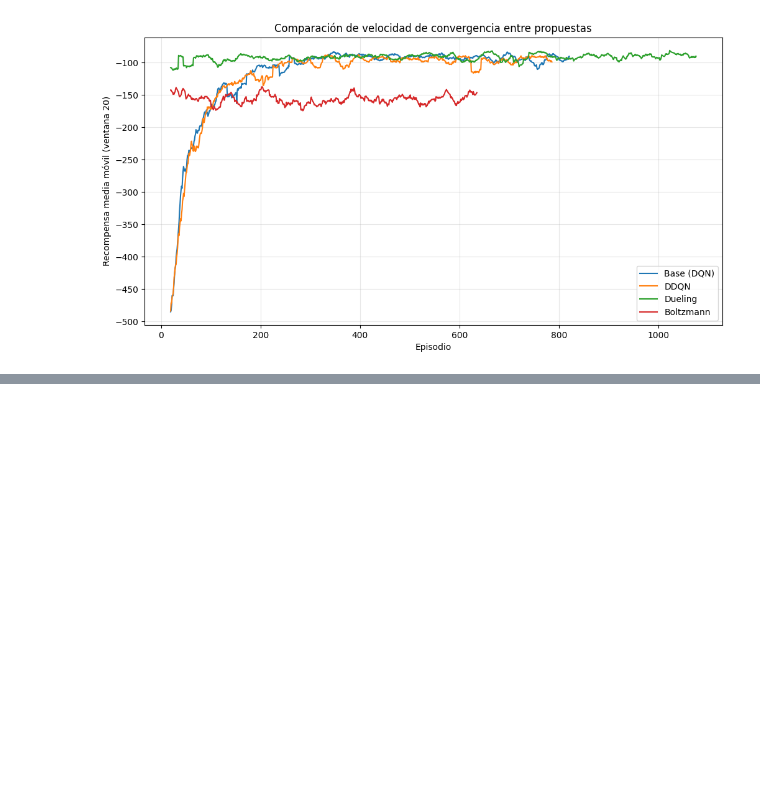
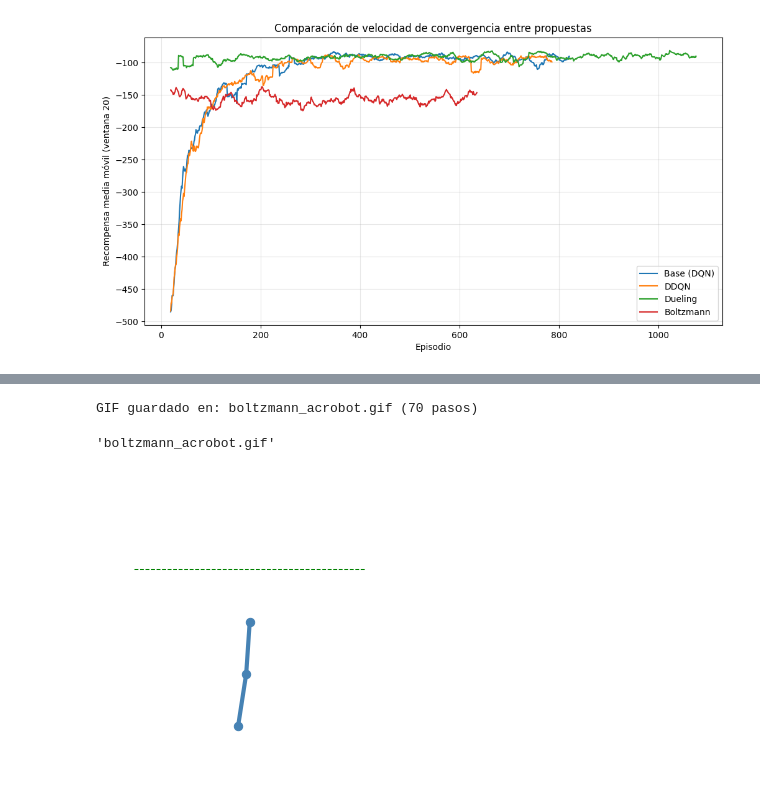
Before and after one commit to kevinsoto772/08MIAR-Proyecto-RL, a Jupyter notebook: Proyecto_práctico DG.ipynb, the cells around one changed output, grey strips where cells are left out. Drawn from its saved outputs; the diff is of its cells as text; code cells hidden in the pictures; blank space fills up the shorter version.

```diff
--- a/Proyecto_práctico DG.ipynb
+++ b/Proyecto_práctico DG.ipynb
@@ -983,0 +910,10 @@ grabar_video_cv2(dqn, "base")
+# %%
+grabar_gif_matplotlib(dqn_p3, "boltzmann")
+# %% [output]
+GIF guardado en: boltzmann_acrobot.gif (70 pasos)
+'boltzmann_acrobot.gif'
+# %%
+from IPython.display import Image as IPImage
+IPImage(filename='boltzmann_acrobot.gif')
+# %% [output]
+[figure, added]
```
Also changed, not shown: parts of 9 cells of this notebook.
